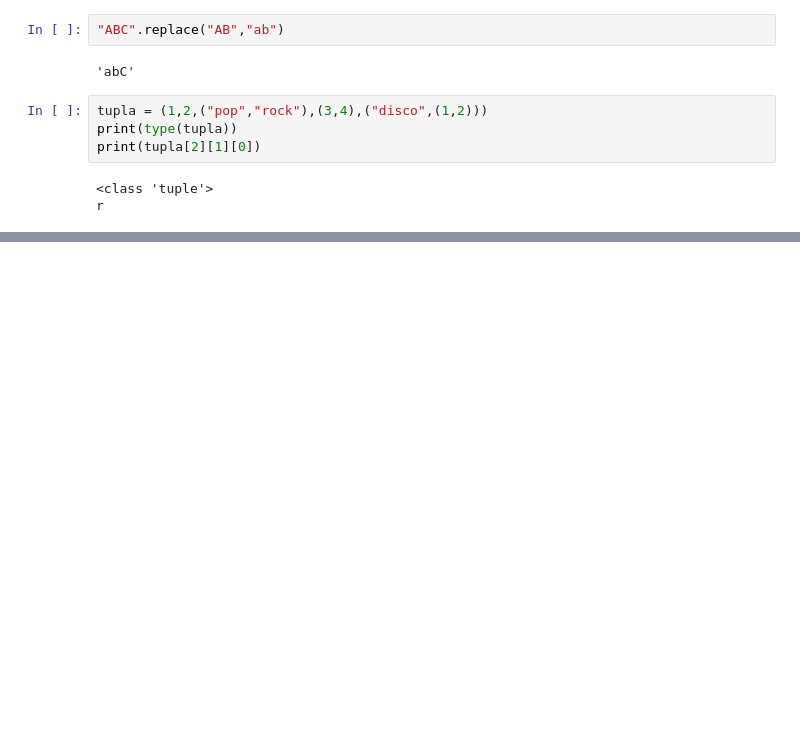
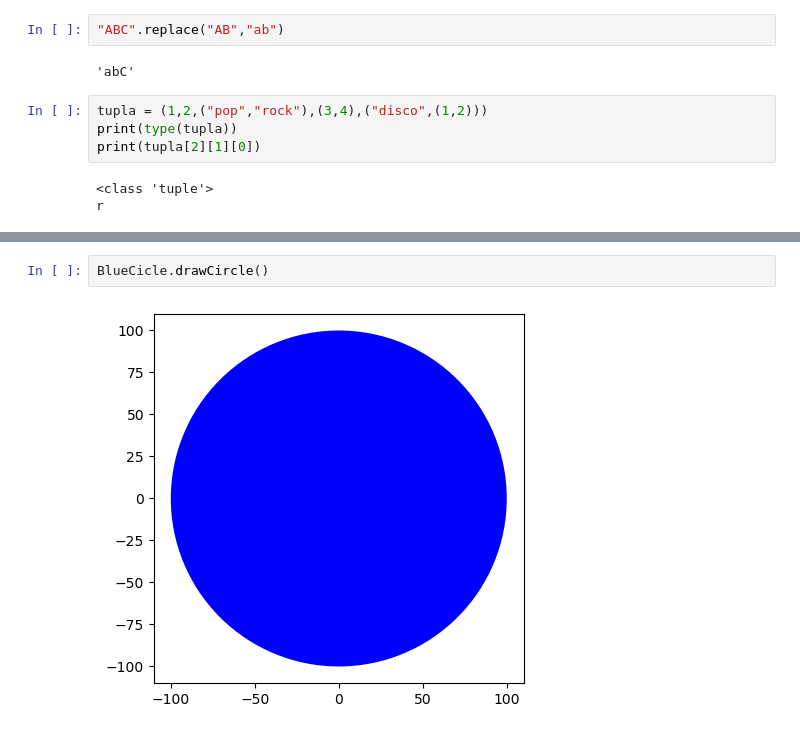
Before and after one commit to josebalm/Academic, a Jupyter notebook: Data_Scients/2.0 Phyton/1.0 Fundamentos/phyton.ipynb, the cells around one changed output, grey strips where cells are left out. Cells and saved outputs as stored; diff of their text form; blank space fills up the shorter version.

```diff
--- a/Data_Scients/2.0 Phyton/1.0 Fundamentos/phyton.ipynb
+++ b/Data_Scients/2.0 Phyton/1.0 Fundamentos/phyton.ipynb
@@ -68,0 +241,4 @@ r
+# %%
+BlueCicle.drawCircle()
+# %% [output]
+[figure, added]
```
Also changed, not shown: parts of 33 cells of this notebook, 8 other files.
